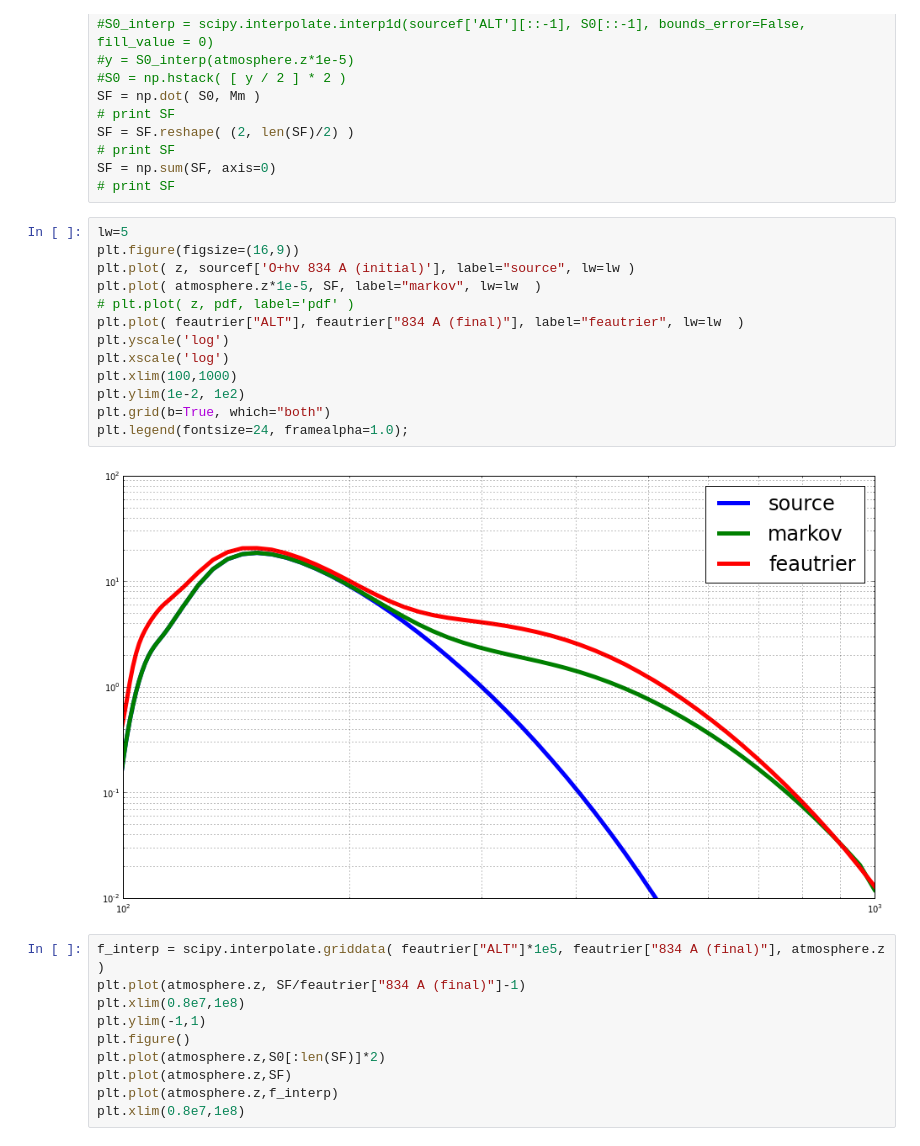
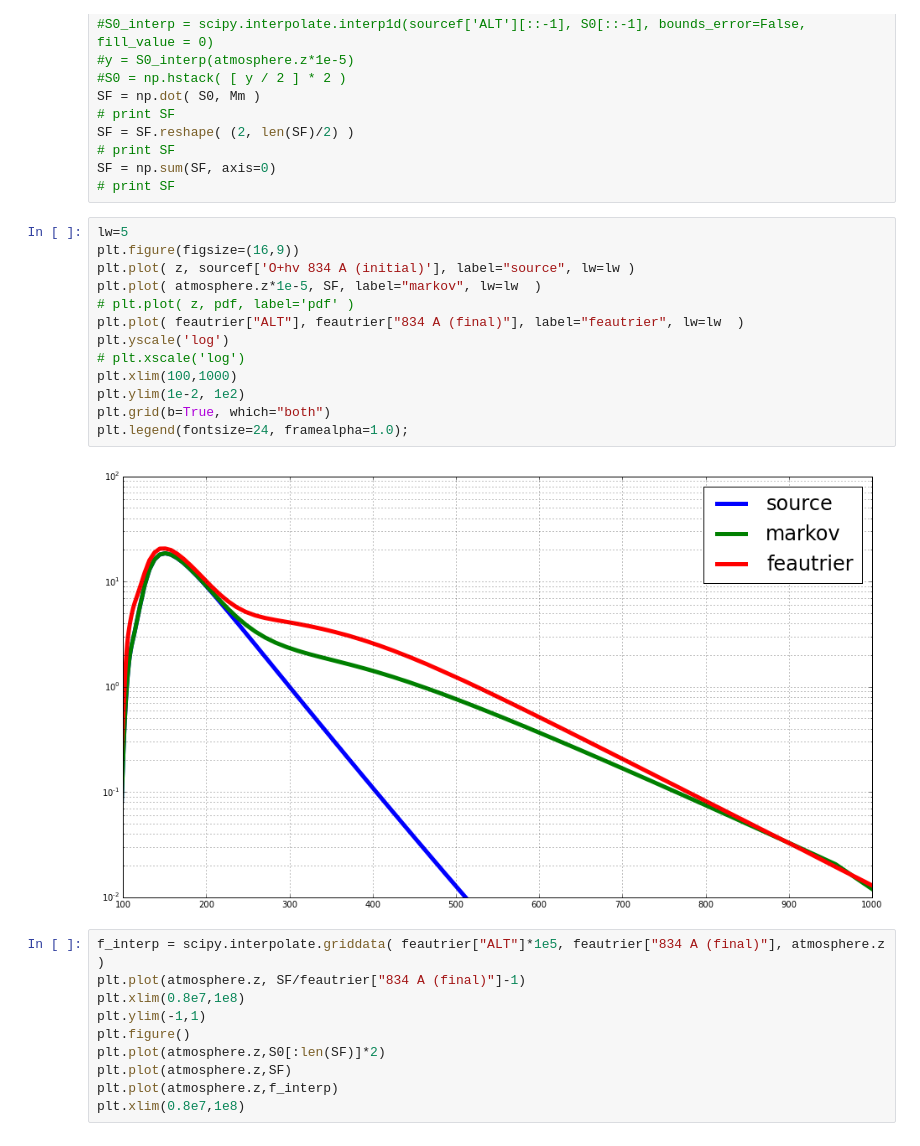
Before and after one commit to georgegeddes/mcrt, a Jupyter notebook: test_mcrt.ipynb, the cells around one changed output. Drawn from its saved outputs; the diff is of its cells as text.

```diff
--- a/test_mcrt.ipynb
+++ b/test_mcrt.ipynb
@@ -165,18 +165,18 @@ SF = np.sum(SF, axis=0)
 # %%
 lw=5
 plt.figure(figsize=(16,9))
 plt.plot( z, sourcef['O+hv 834 A (initial)'], label="source", lw=lw )
 plt.plot( atmosphere.z*1e-5, SF, label="markov", lw=lw  )
 # plt.plot( z, pdf, label='pdf' )
 plt.plot( feautrier["ALT"], feautrier["834 A (final)"], label="feautrier", lw=lw  )
 plt.yscale('log')
-plt.xscale('log')
+# plt.xscale('log')
 plt.xlim(100,1000)
 plt.ylim(1e-2, 1e2)
 plt.grid(b=True, which="both")
 plt.legend(fontsize=24, framealpha=1.0);
 # %% [output]
-[figure, old version]
+[figure, new version]
 # %%
 f_interp = scipy.interpolate.griddata( feautrier["ALT"]*1e5, feautrier["834 A (final)"], atmosphere.z )
 plt.plot(atmosphere.z, SF/feautrier["834 A (final)"]-1)
```
Also changed, not shown: parts of 24 cells of this notebook, 2 other files.
